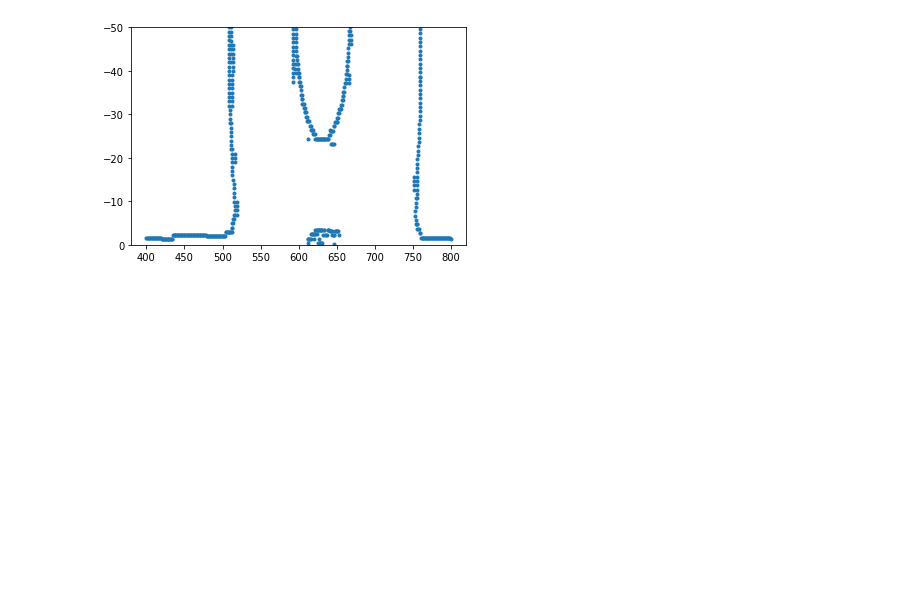
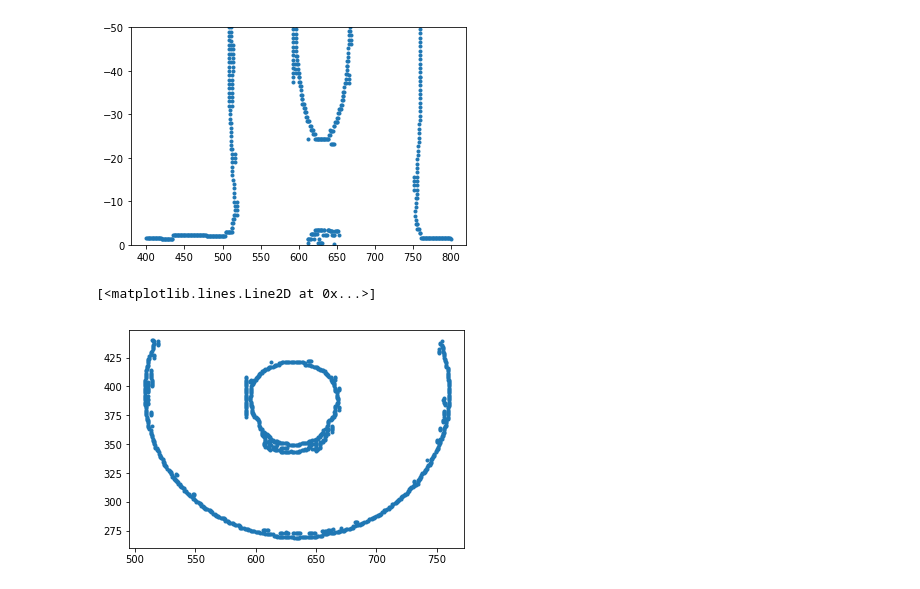
Before and after one commit to michaelorella/Sessile.drop.analysis, a Jupyter notebook: JunkTests.ipynb, the cells around one changed output. Saved outputs shown, nothing was run; the diff lists cells and outputs as text; code cells hidden in the pictures; blank space fills up the shorter version.

```diff
--- a/JunkTests.ipynb
+++ b/JunkTests.ipynb
@@ -77,7 +47,7 @@ array([[780, 443],
 A = np.ones((baseline_l.shape[0] + baseline_r.shape[0],2))
 A[:,1] = np.concatenate((baseline_l[:,0],baseline_r[:,0]))
 c = np.concatenate((baseline_l[:,1],baseline_r[:,1]))
-thet = np.linalg.lstsq(A,c)
+thet = np.linalg.lstsq(A,c)[0]
 thet
 # %% [output]
 To use the future default and silence this warning we advise to pass `rcond=None`, to keep using the old, explicitly pass `rcond=-1`.
@@ -95,7 +56,14 @@ plt.plot(baseline_r[:,0],baseline_r[:,1],'.')
 # %%
-b,m = thet[0]
+b,m = thet
 plt.plot(crop[:,0],crop[:,1] - (m*crop[:,0]+b),'.')
 plt.ylim([0,-50])
 # %% [output]
 (0, -50)
 [figure]
+# %%
+circ_points = np.array([(x,y) for x,y in crop if y - (m*x + b)  <= -5])
+# %%
+plt.plot(circ_points[:,0],circ_points[:,1],'.')
+# %% [output]
+[<matplotlib.lines.Line2D at 0x...>]
+[figure, added]
```
Also changed, not shown: parts of 35 cells of this notebook.
